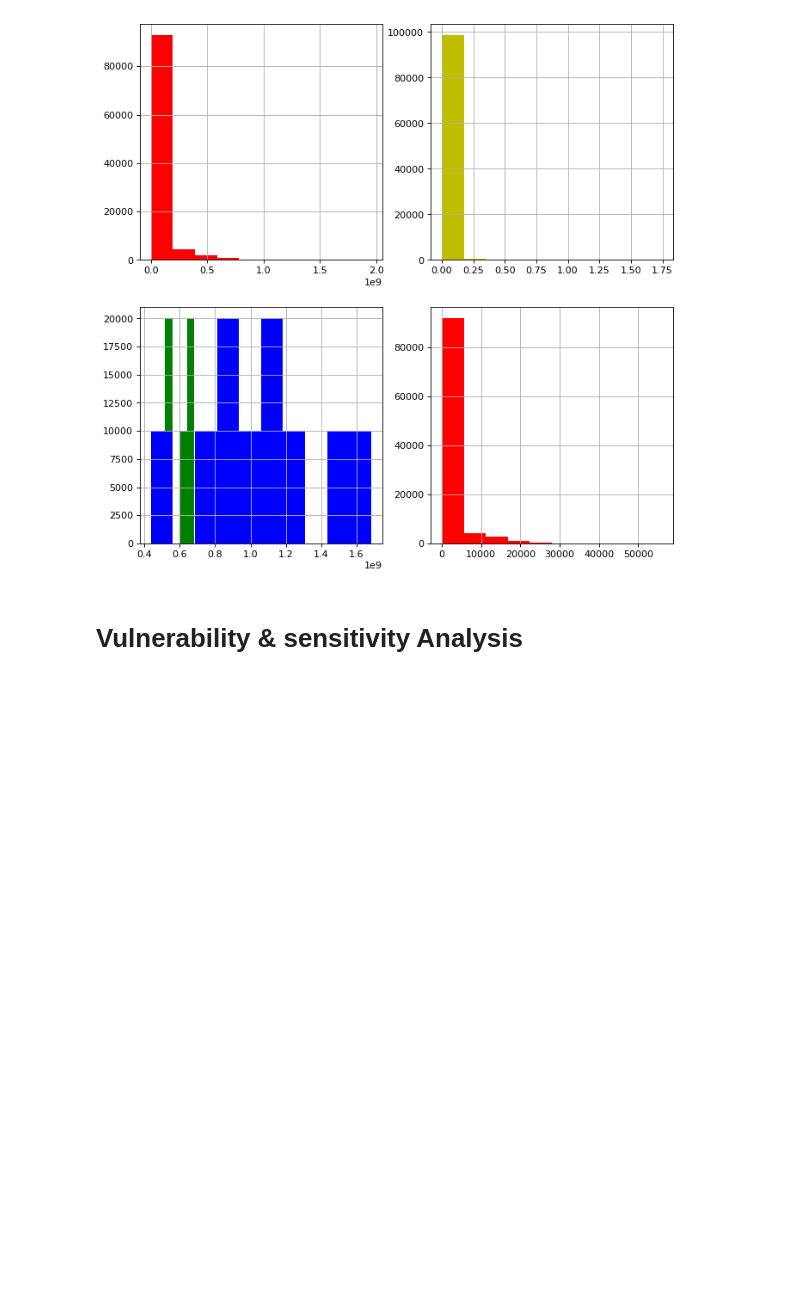
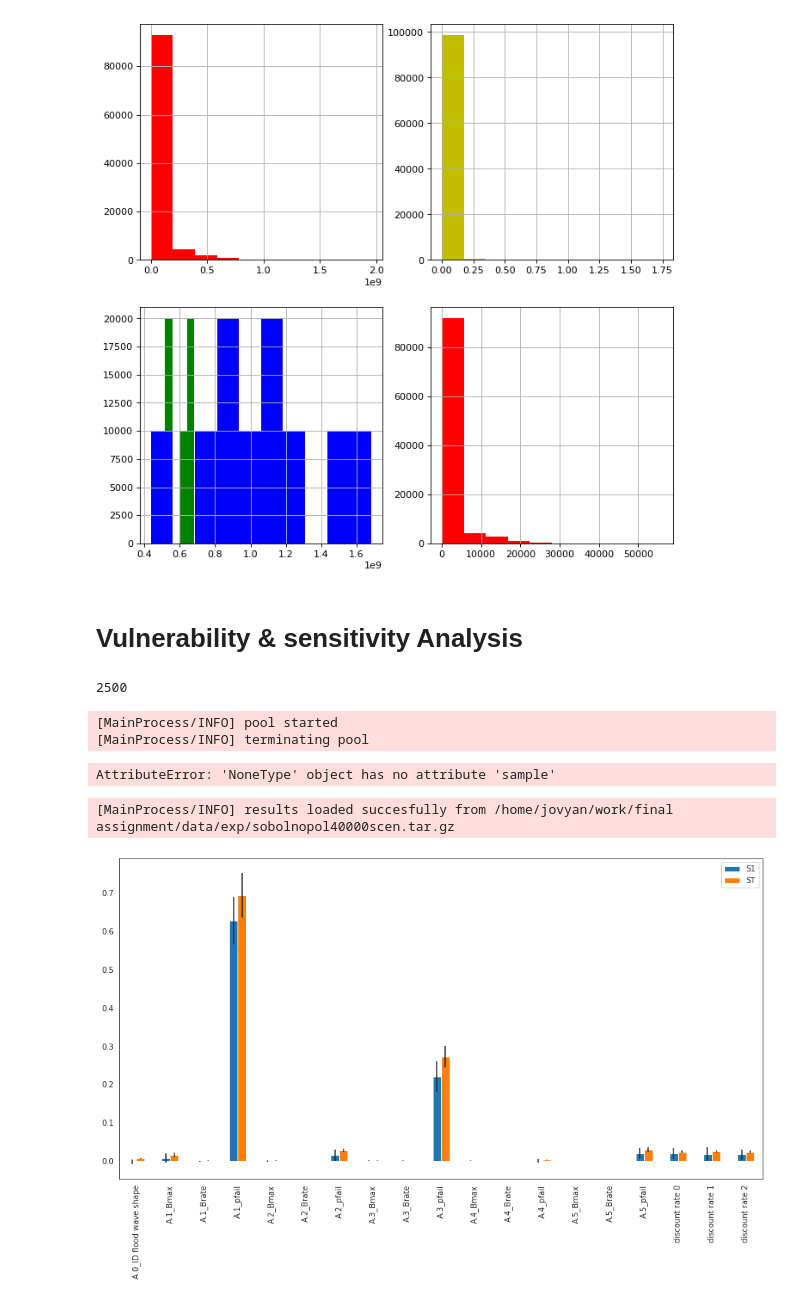
Before and after one commit to triple-capacho/EPA1361, a Jupyter notebook: final assignment/FinalRunNeat.ipynb, the cells around one changed output. Drawn from its saved outputs; the diff is of its cells as text; code cells hidden in the pictures; blank space fills up the shorter version.

```diff
--- a/final assignment/FinalRunNeat.ipynb
+++ b/final assignment/FinalRunNeat.ipynb
@@ -188,3 +191,68 @@ data_r10['total-evacuation'].hist(color="r")
 [figure]
 # %% [markdown]
 # Vulnerability & sensitivity Analysis
+# %%
+dike_model, planning_steps = problem_definition('all vars')
+policies_0 = [Policy('no policy', **{l.name: 0 for l in dike_model.levers})]
+
+n_scen = 2500
+print(n_scen)
+with MultiprocessingEvaluator(dike_model) as evalu:
+    sa_results = evalu.perform_experiments(n_scen, policies=policies_0, uncertainty_sampling='sobol', reporting_interval=400)
+
+from ema_workbench import save_results
+save_results(sa_results, './sobolnopol4000scen.tar.gz')
+# cant get this to run so i am running sobol.py
+# %% [output]
+2500
+[MainProcess/INFO] pool started
+[MainProcess/INFO] terminating pool
+AttributeError: 'NoneType' object has no attribute 'sample'
+# %%
+all_results_sobol = load_results('./data/exp/sobolnopol40000scen.tar.gz')
+experiments_sobol, outcomes_sobol = all_results_sobol
+# %% [output]
+[MainProcess/INFO] results loaded succesfully from /home/jovyan/work/final assignment/data/exp/sobolnopol40000scen.tar.gz
+# %%
+data_r10 = pd.DataFrame.from_dict(outcomes_sobol)
+dam_list = data_r10.filter(like='Damage').columns
+# print(data.filter(like='Damage').columns)
+data_r10['total-damage'] = data_r10[dam_list].sum(axis=1)
+data_r10.drop(columns=dam_list, inplace=True)
+death_list = data_r10.filter(like='Deaths').columns
+data_r10['total-death'] = data_r10[death_list].sum(axis=1)
+data_r10.drop(columns=death_list, inplace=True)
+invest_list = data_r10.filter(like='Investment').columns
+data_r10.drop(columns=invest_list, inplace=True)
+rfr_list = data_r10.filter(like='RfR').columns
+data_r10.drop(columns=rfr_list, inplace=True)
+evac_list = data_r10.filter(like='Evacuation').columns
+data_r10.drop(columns=evac_list, inplace=True)
+# %%
+problem = get_SALib_problem(dike_model.uncertainties)
+Si_damage = sobol.analyze(problem, np.array(data_r10['total-damage']),
+                   calc_second_order=True, print_to_console=False)
+Si_death = sobol.analyze(problem, np.array(data_r10['total-death']),
+                   calc_second_order=True, print_to_console=False)
+# %%
+Si_damage_filter = {k:Si_damage[k] for k in ['ST','ST_conf','S1','S1_conf']}
+Si_damage_df = pd.DataFrame(Si_damage_filter, index = problem['names'])
+# Si_damage_df
+
+Si_death_filter = {k:Si_death[k] for k in ['ST','ST_conf','S1','S1_conf']}
+Si_death_df = pd.DataFrame(Si_death_filter, index = problem['names'])
+# %%
+import seaborn as sns
+
+sns.set_style('white')
+fig, ax = plt.subplots(1)
+
+indices = Si_damage_df[['S1','ST']]
+err = Si_damage_df[['S1_conf','ST_conf']]
+
+indices.plot.bar(yerr=err.values.T,ax=ax)
+fig.set_size_inches(15,10)
+fig.subplots_adjust(bottom=0.3)
+plt.show()
+# %% [output]
+[figure, added]
```
Also changed, not shown: parts of 11 cells of this notebook, 4 other files.
